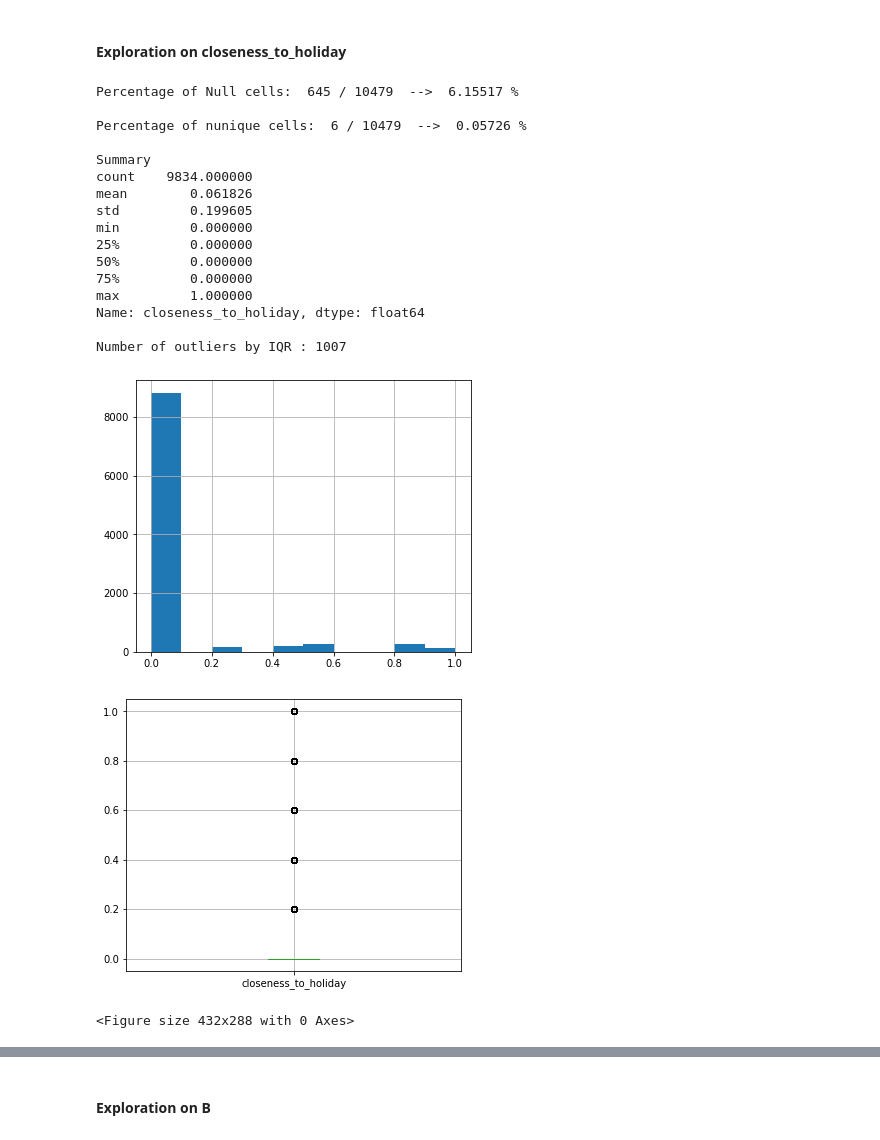
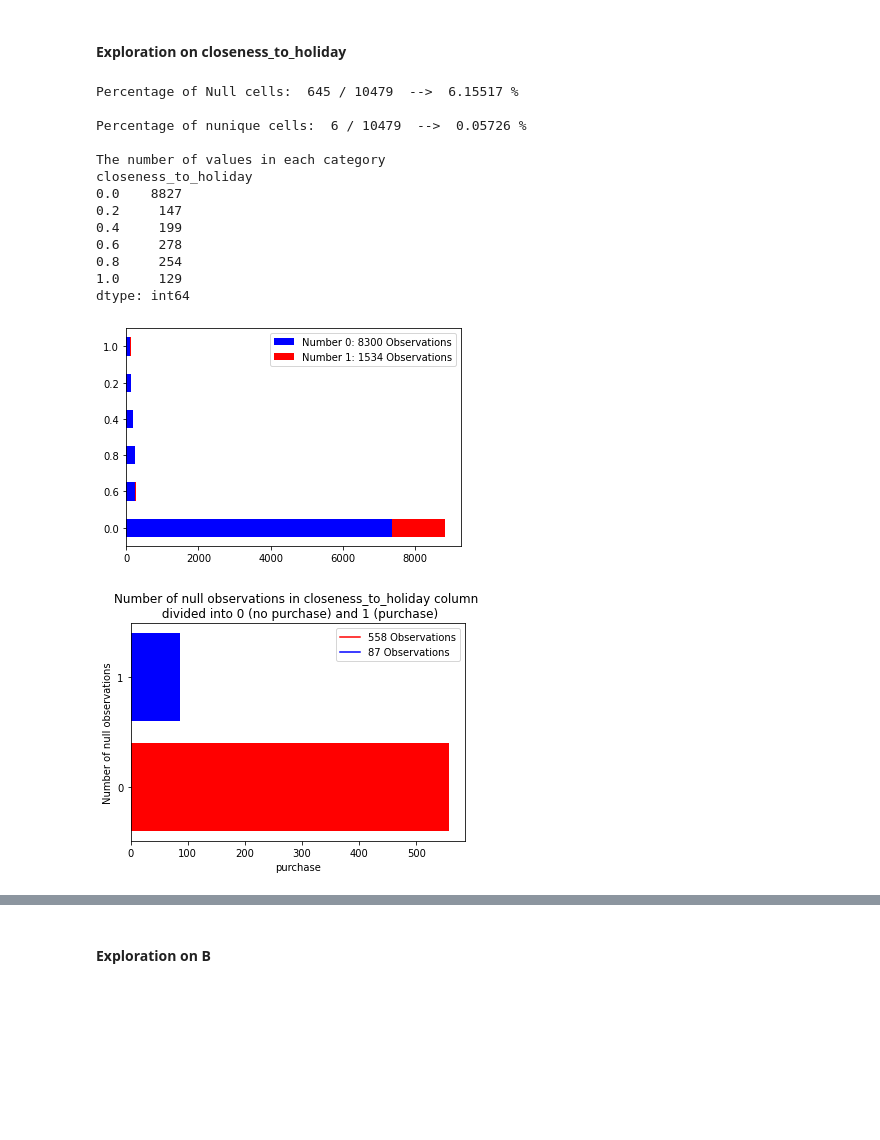
Before and after one commit to daniellepidt/ecommerce-machine-learning, a Jupyter notebook: final/Final_Project_ML_group7.ipynb, the cells around one changed output, grey strips where cells are left out. Saved outputs shown, nothing was run; the diff lists cells and outputs as text; code cells hidden in the pictures; blank space fills up the shorter version.

```diff
--- a/final/Final_Project_ML_group7.ipynb
+++ b/final/Final_Project_ML_group7.ipynb
@@ -185,16 +185,16 @@ def continuous_results_by_column (df, col):
     ax.hist(zero_df[col], bins=num_of_bins, color='red')
     ax.hist(one_df[col], bins=num_of_bins, color='blue')
     ax.set_title(f'column is {col}')
-    plt.plot([0, 1], [0, 1], color='red', linestyle='-', label='Number 0: %d Observations' % zero_df[col].count())
-    plt.plot([0, 1], [0, 1], color='blue', linestyle='-', label='Number 1: %d Observations' % one_df[col].count())
+    plt.plot([0, 0], [0, 0], color='red', linestyle='-', label='Number 0: %d Observations' % zero_df[col].count())
+    plt.plot([0, 0], [0, 0], color='blue', linestyle='-', label='Number 1: %d Observations' % one_df[col].count())
     plt.legend()
     plt.show()
 
 
 def categorical_results_by_column (df, col):
     newdf = df.copy()
-    zero_df = newdf1[newdf1['purchase']==0]
-    one_df = newdf1[newdf1['purchase']==1]
+    zero_df = newdf[newdf['purchase']==0]
+    one_df = newdf[newdf['purchase']==1]
     z = zero_df[col].value_counts().head(15)
     o = one_df[col].value_counts().head(15)
     pd.DataFrame({('Number 0: %d Observations' % zero_df[col].count()) : z,
@@ -207,6 +207,23 @@ def IQR_col (df):
     Q3 = X.quantile(0.75)
     IQR = Q3 - Q1
     return ((df < (Q1 - 1.5 * IQR)) | (df > (Q3 + 1.5 * IQR))).sum()
+
+def results_by_null(df, col):
+    zero_df = df[df['purchase']==0]
+    zero_num = zero_df[df[col].isna()].shape[0]
+    one_df = df[df['purchase']==1]
+    one_num = one_df[df[col].isna()].shape[0]
+    plt.figure()
+    names = ['0', '1']
+    values = [zero_num, one_num]
+    plt.barh(names, values, color=['red','blue'])
+    plt.plot([0, 0], [0, 0], color='red', linestyle='-', label='%d Observations' % zero_num)
+    plt.plot([0, 0], [0, 0], color='blue', linestyle='-', label='%d Observations' % one_num)
+    plt.xlabel('purchase')
+    plt.ylabel('Number of null observations')
+    plt.title('Number of null observations in %s column \n divided into 0 (no purchase) and 1 (purchase)' %col)
+    plt.legend()
+    plt.show
 # %%
 def for_continuous(a, df, col):
     print ("Percentage of Null cells: ", df[col].isnull().sum(), "/", train.shape[0],
@@ -222,6 +239,7 @@ def for_continuous(a, df, col):
     continuous_distribution(df, col)
     boxplot_col(df, col)
     continuous_results_by_column (a, col)
+    results_by_null(a, col)
     cor = df.corr()
     cor_relevant = cor[((cor[col] > 0.8)  & (cor[col] < 1)) | (cor[col] < -0.8)]
     col2 = cor_relevant.index.tolist()
@@ -236,33 +254,30 @@ def for_categorical(a, df, col):
     print ("Percentage of nunique cells: ", df[col].nunique(), "/", train.shape[0],
            " --> ", round(float(df[col].nunique()/train.shape[0])*100, 5), "%")
     print ("\r")
-    print ("Number of outliers by IQR :", IQR_col(df)[col])
-    categorical_distribution(df, col)
-    print ("\r")
+    #print ("Number of outliers by IQR :", IQR_col(df)[col])
+    #categorical_distribution(df, col)
+    #print ("\r")
     print ("The number of values in each category")
     print (groupby_categorical(df, col))
     categorical_results_by_column(a, col)
+    results_by_null(a, col)
 # %% [markdown]
 ####  Exploration on closeness_to_holiday
 # %%
-for_continuous (data, train, "closeness_to_holiday")
+for_categorical (data, train, "closeness_to_holiday")
 # %% [output]
 Percentage of Null cells:  645 / 10479  -->  6.15517 %
 
 Percentage of nunique cells:  6 / 10479  -->  0.05726 %
 
-Summary
-count    9834.000000
-mean        0.061826
-std         0.199605
-min         0.000000
-25%         0.000000
-50%         0.000000
-75%         0.000000
-max         1.000000
-Name: closeness_to_holiday, dtype: float64
-
-Number of outliers by IQR : 1007
+The number of values in each category
+closeness_to_holiday
+0.0    8827
+0.2     147
+0.4     199
+0.6     278
+0.8     254
+1.0     129
+dtype: int64
-[figure, old version]
+[figure, new version]
-[figure, old version]
+[figure, new version]
-<Figure size 432x288 with 0 Axes>
```
Also changed, not shown: parts of 30 cells of this notebook.
